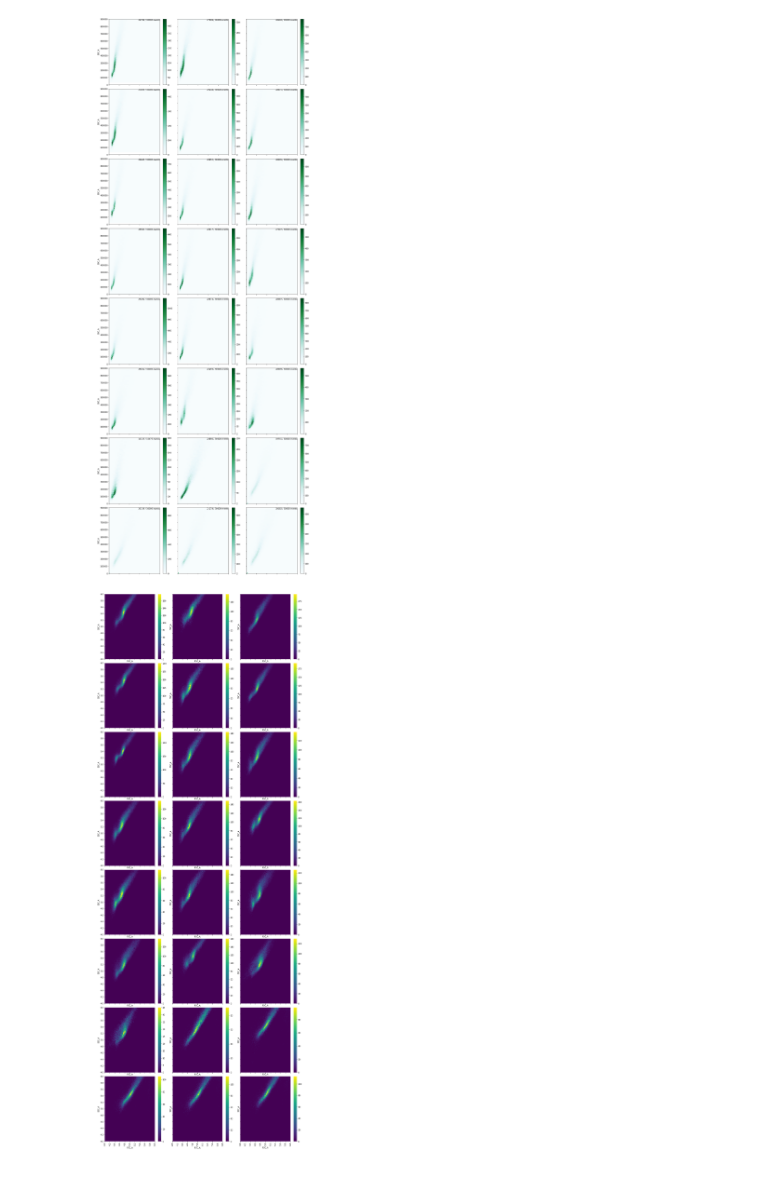
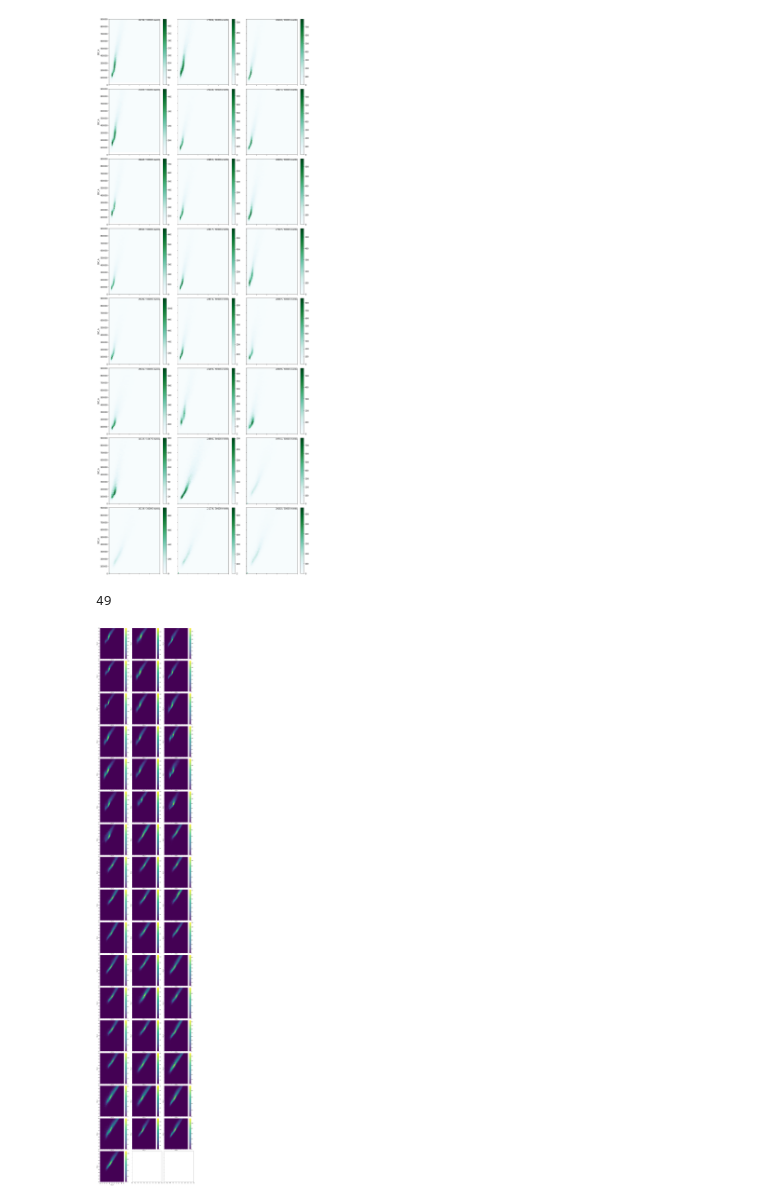
Before and after one commit to rpgoldman/replication-paper-data-analysis, a Jupyter notebook: Gating_Negative_Controls.ipynb, the cells around one changed output. Saved outputs shown, nothing was run; the diff lists cells and outputs as text; code cells hidden in the pictures.

Commit message:
Further work to incorporate new plotting routines.

```diff
--- a/Gating_Negative_Controls.ipynb
+++ b/Gating_Negative_Controls.ipynb
@@ -964,22 +960,26 @@ for group_name, group in filtered_df.groupby('lab_id'):
     i += 1
 # %% [output]
 [figure]
+# %%
+len(filtered_df['lab_id'].unique())
+# %% [output]
+49
 # %%
-nrows = 8 ; ncols = 3
+nrows = 17 ; ncols = 3
 xlim = 20_000 ; ylim = 900_000
 fig, axeses = plt.subplots(nrows=nrows, ncols=ncols, sharex=True, sharey=True)
 fig.set_size_inches(ncols * 5, nrows * 5)
 fig.tight_layout()
 i = 0
 axeses = axeses.flatten()
 for group_name, group in filtered_df.groupby('lab_id'):
     if i >= (ncols * nrows):
         break
     ax = axeses[i]
     subset = group.query(f"FSC_A < {xlim} and SSC_A < {ylim}")
     tmp = plot_helpers.point_cloud_to_histogram(group, logscale=True)
     plot_helpers.make_heatmap(tmp, logscale=True, ax=ax)
     i += 1
 # %% [output]
-[figure, old version]
+[figure, new version]
 # %%
```
Also changed, not shown: parts of 3 cells of this notebook, 1 other file.
